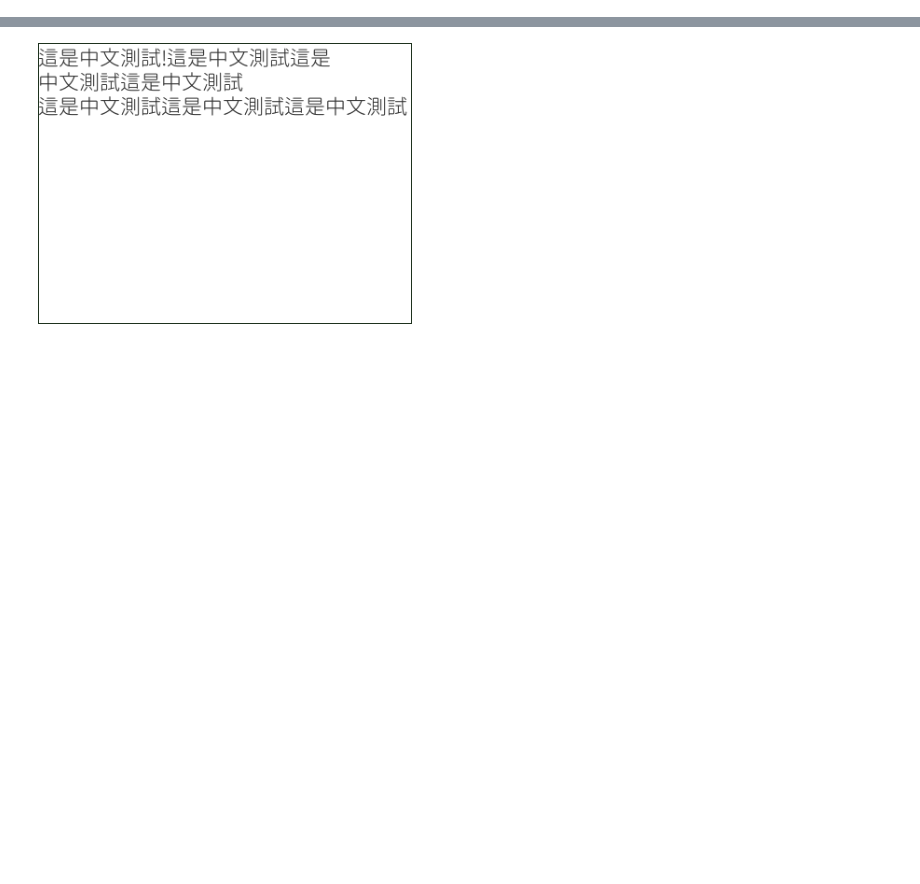
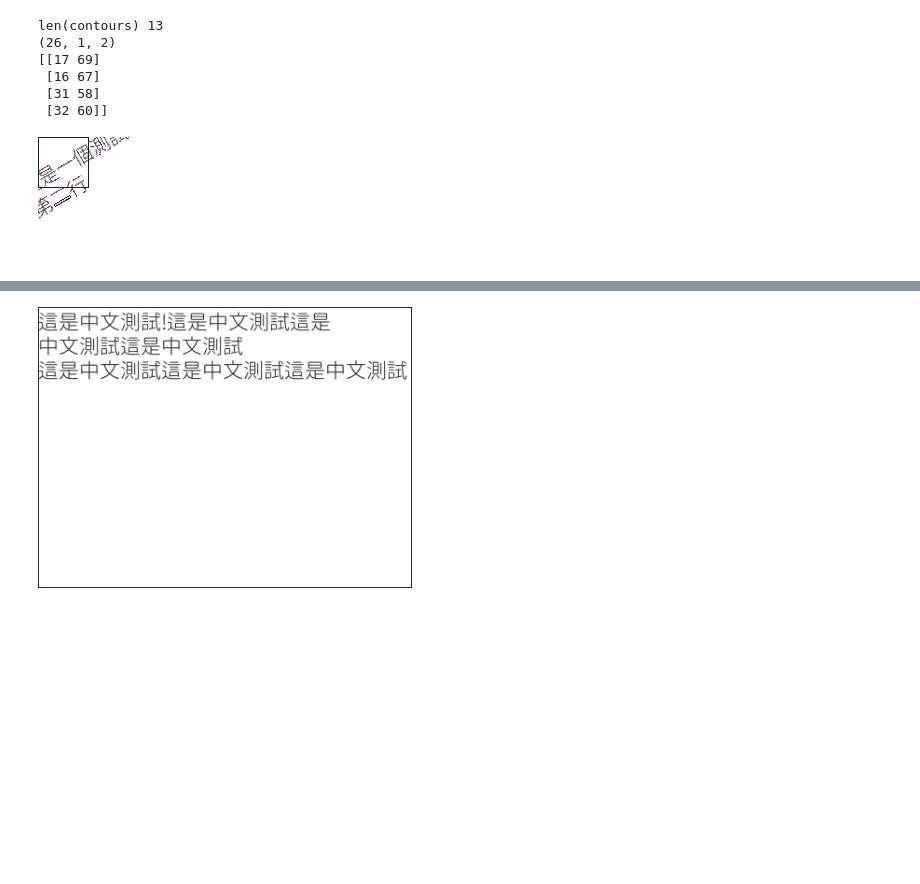
Before and after one commit to w121211/CRAFT-pytorch, a Jupyter notebook: debug.ipynb, the cells around one changed output, grey strips where cells are left out. Saved outputs shown, nothing was run; the diff lists cells and outputs as text; code cells hidden in the pictures; blank space fills up the shorter version.

```diff
--- a/debug.ipynb
+++ b/debug.ipynb
@@ -22,0 +33,51 @@ import torchvision.transforms as transforms
+# %%
+import cv2
+
+imsize = 128
+font = ImageFont.truetype("/workspace/post-generator/asset/fonts_cn/GenJyuuGothic/GenJyuuGothic-Light.ttf", 20, encoding='unic')
+im = Image.new("RGBA", (imsize, imsize))
+draw = ImageDraw.Draw(im)
+draw.text((0,0), "這是一個測試\n第二行", (100, 50, 100), font)
+_im = im.rotate(30)
+
+im = np.array(_im).copy()
+im = cv2.cvtColor(im, cv2.COLOR_BGR2GRAY)
+# cv2.threshold(im,0,255,cv2.THRESH_BINARY+cv2.THRESH_OTSU, im)
+im, contours, hierarchy = cv2.findContours(im, cv2.RETR_EXTERNAL, cv2.CHAIN_APPROX_SIMPLE)
+# contours = [cnt for cnt in contours if cv2.contourArea(cnt) > 100]
+print('len(contours)', len(contours))
+cnt = contours[0]
+
+print(cnt.shape)
+
+rect = cv2.minAreaRect(cnt)
+box = cv2.boxPoints(rect)
+box = np.int0(box)
+print(box)
+im = cv2.drawContours(im, [box], 0, (0, 0, 255), 2)
+
+# im = cv2.cvtColor(im, cv2.COLOR_BGR2RGB)
+# Image.fromarray(im)
+
+# cv2.imshow('fd', img)
+# cv2.waitKey(0)
+# cv2.destroyAllWindows()
+
+
+# im = im[:, :, ::-1].copy()  # RGB to BGR
+# im
+
+# print(type(box))
+box = [tuple(x) for x in box]
+draw = ImageDraw.Draw(_im)
+draw.polygon(box, outline=(50, 0, 50))
+draw.polygon([(0,0), (0,50), (50,50), (50,0)], outline=(0, 50, 0))
+_im
+# %% [output]
+len(contours) 13
+(26, 1, 2)
+[[17 69]
+ [16 67]
+ [31 58]
+ [32 60]]
+[figure, added]
```
Also changed, not shown: parts of 4 cells of this notebook, 19 other files.
